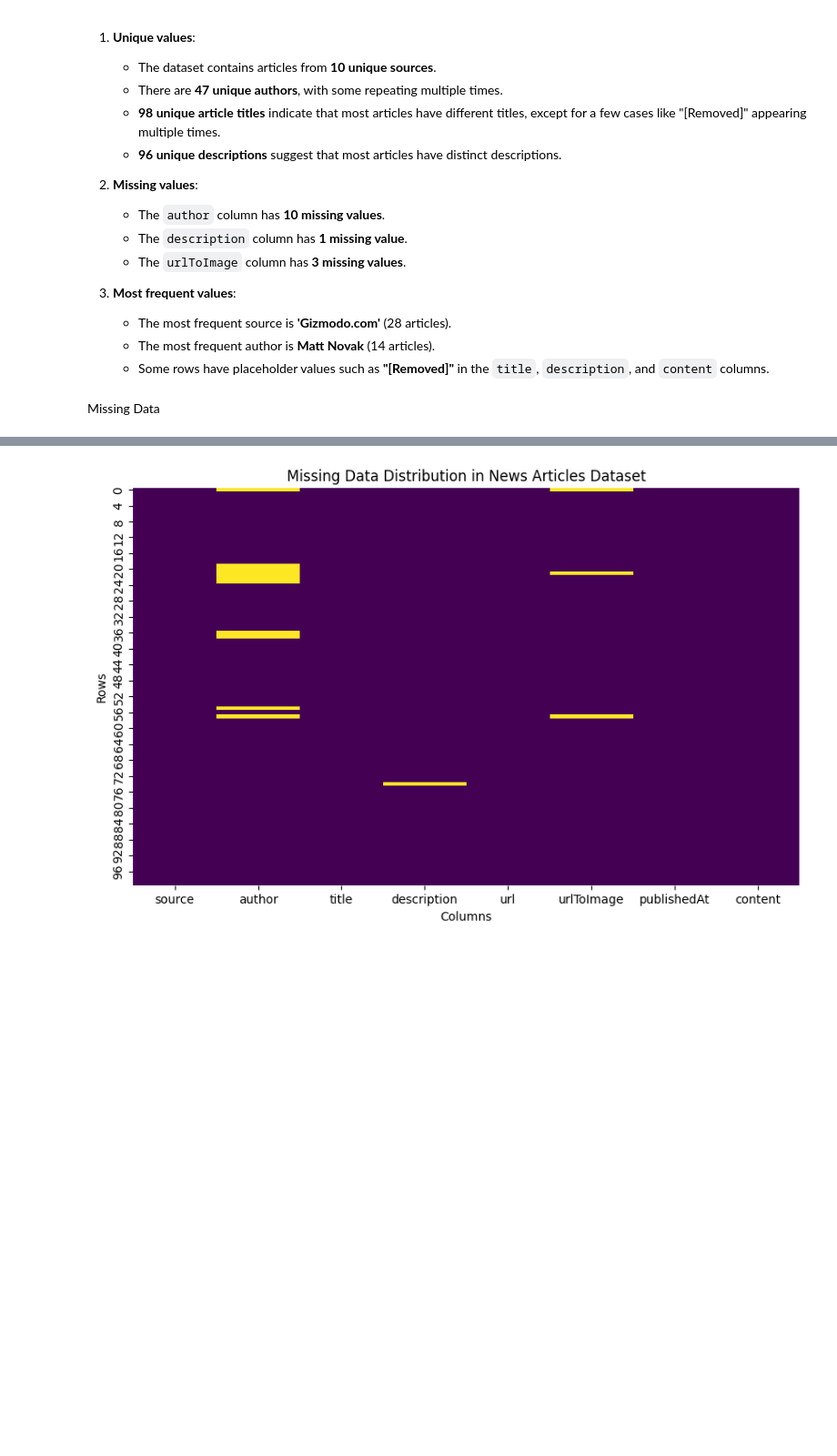
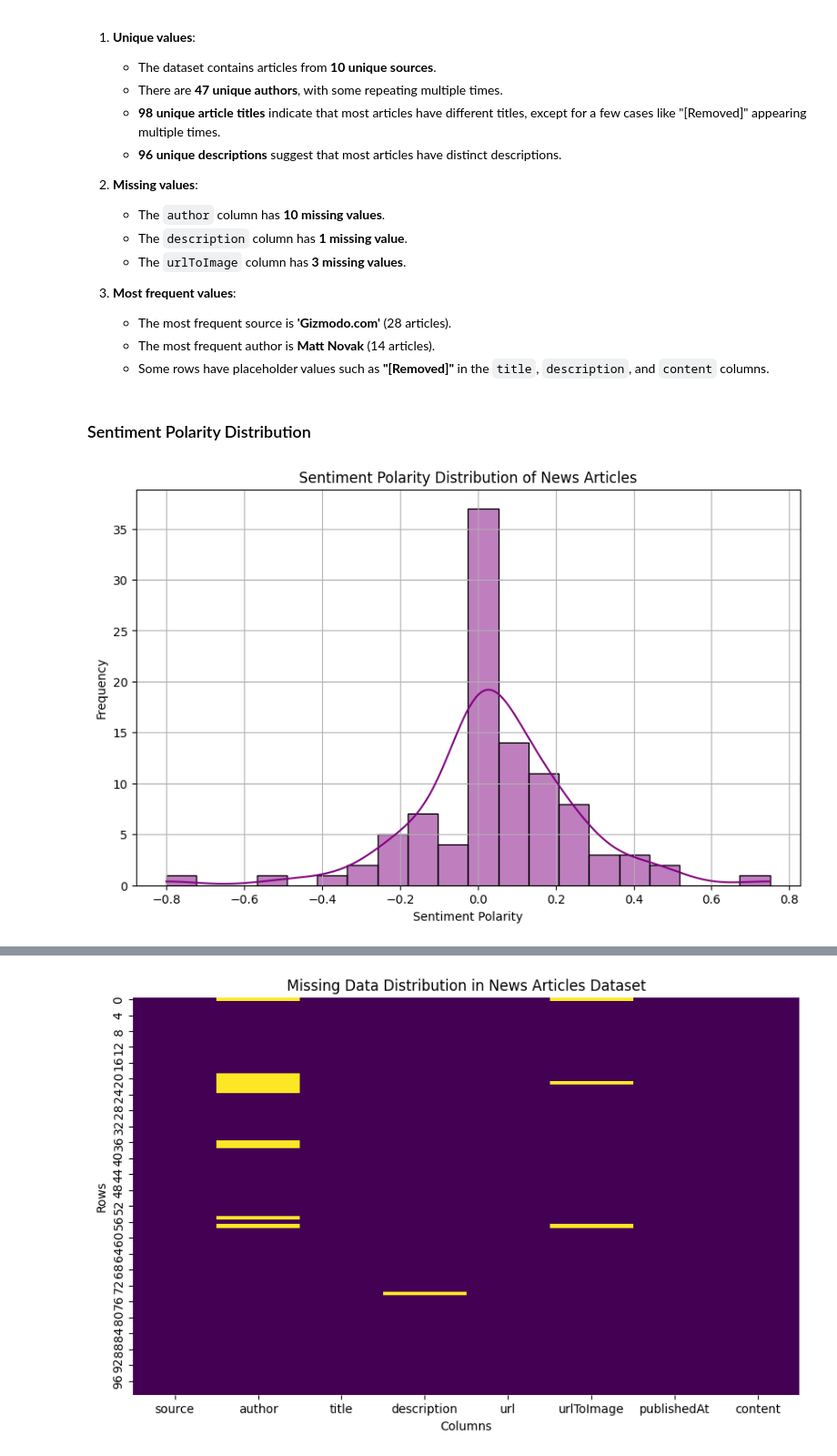
Before and after one commit to murissaab1976/ADS509-module7, a Jupyter notebook: ADS509_FinalProject.ipynb, the cells around one changed output, grey strips where cells are left out. Shown at 91% size. Drawn from its saved outputs; the diff is of its cells as text; code cells hidden in the pictures; blank space fills up the shorter version.

Commit message:
sentiment distribution

```diff
--- a/ADS509_FinalProject.ipynb
+++ b/ADS509_FinalProject.ipynb
@@ -95,5 +97,27 @@ summary_stats, missing_values, unique_values_counts
    - The most frequent source is **'Gizmodo.com'** (28 articles).
    - The most frequent author is **Matt Novak** (14 articles).
    - Some rows have placeholder values such as **"[Removed]"** in the `title`, `description`, and `content` columns.
-# %% [markdown]
-Missing Data
+# %% [markdown]
+### Sentiment Polarity Distribution
+# %%
+from textblob import TextBlob
+
+# Function to calculate sentiment polarity using TextBlob
+def get_sentiment(text):
+    if pd.isnull(text):
+        return None
+    return TextBlob(text).sentiment.polarity
+
+# Apply the sentiment analysis on the 'content' column
+news_articles_df['sentiment'] = news_articles_df['content'].apply(get_sentiment)
+
+# Plot the distribution of sentiment polarity
+plt.figure(figsize=(10, 6))
+sns.histplot(news_articles_df['sentiment'].dropna(), bins=20, kde=True, color='purple')
+plt.title('Sentiment Polarity Distribution of News Articles')
+plt.xlabel('Sentiment Polarity')
+plt.ylabel('Frequency')
+plt.grid(True)
+plt.show()
+# %% [output]
+[figure, added]
```
Also changed, not shown: parts of 10 cells of this notebook.
